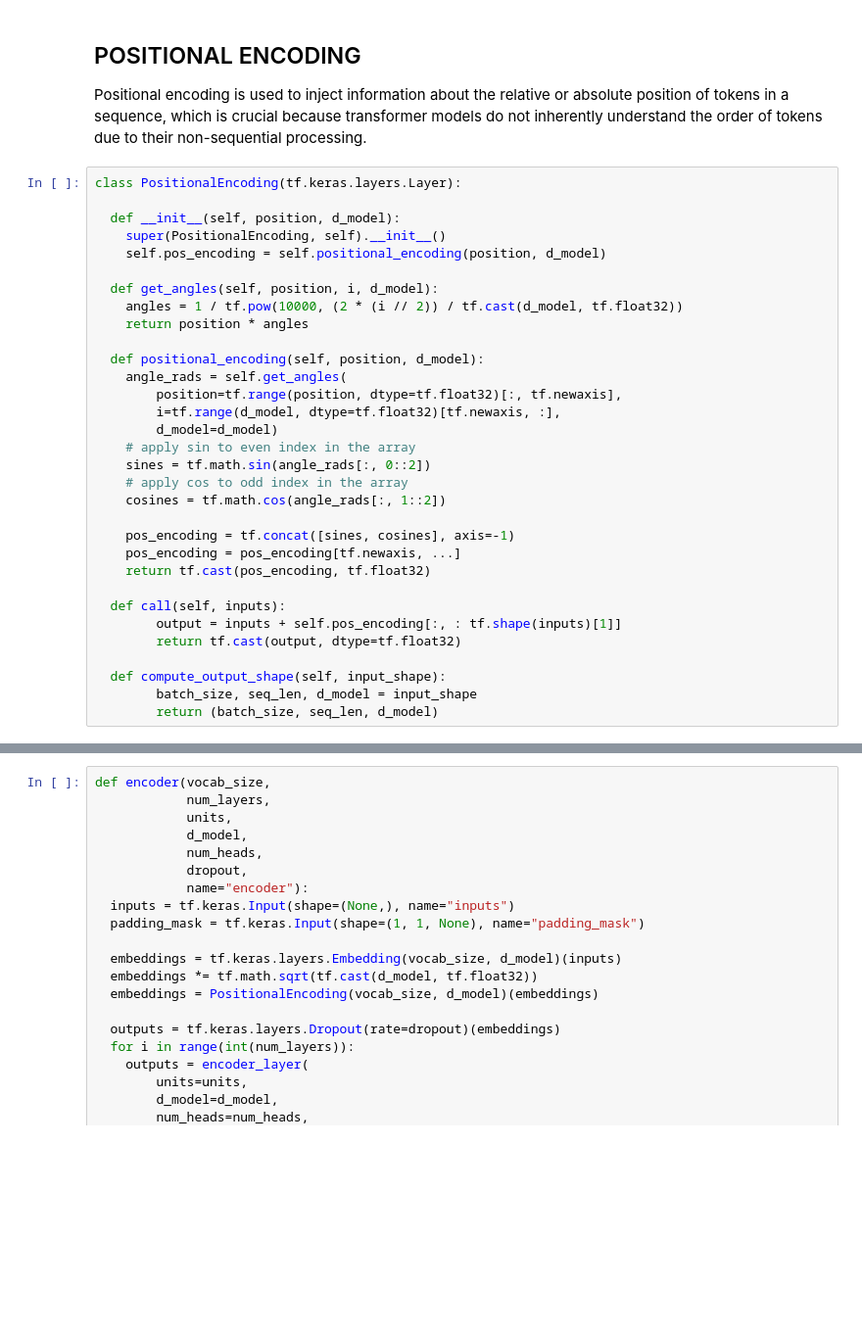
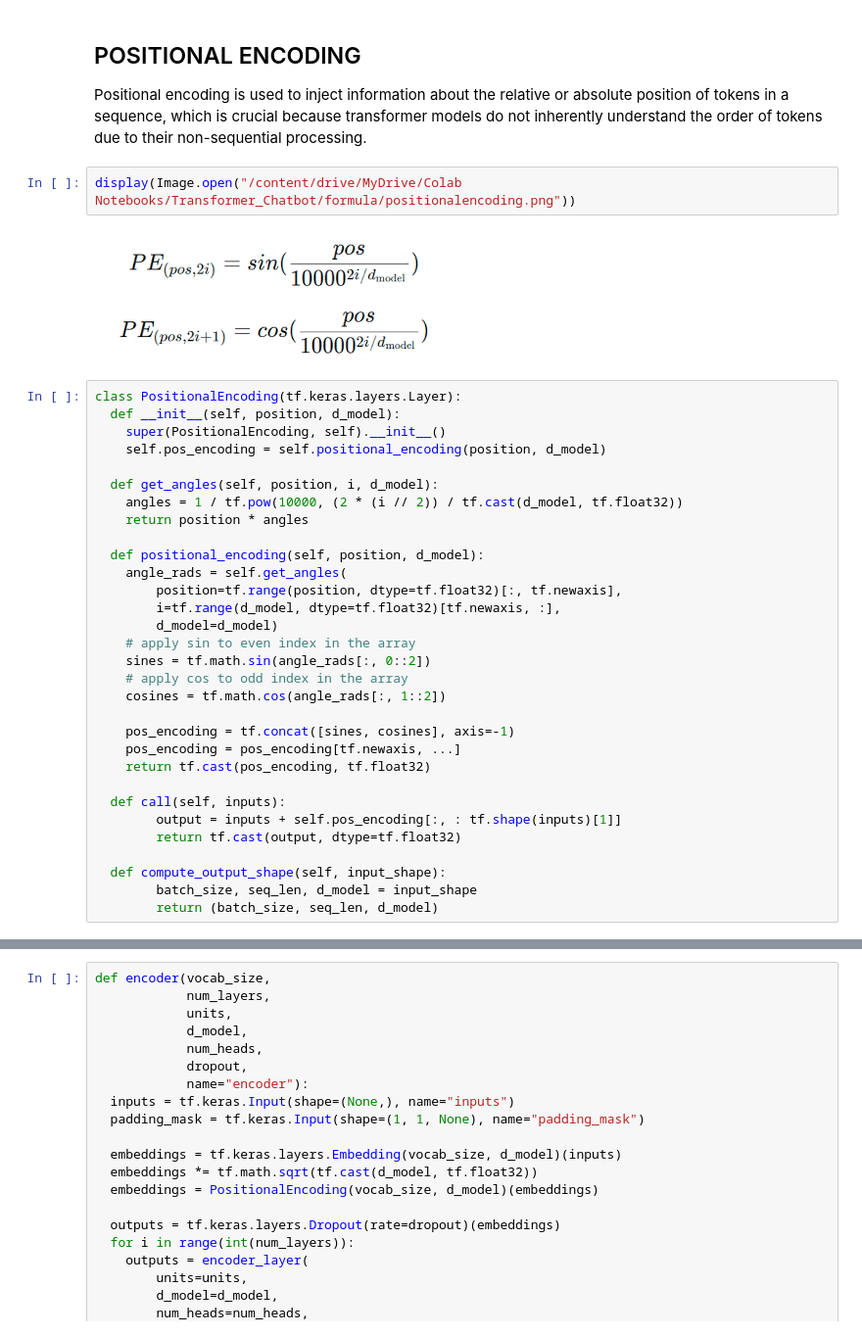
Before and after one commit to SrinithiSaiprasath/Transformer, a Jupyter notebook: Transformer.ipynb, the cells around one changed output, grey strips where cells are left out. Shown at 98% size. Drawn from its saved outputs; the diff is of its cells as text; blank space fills up the shorter version.

```diff
--- a/Transformer.ipynb
+++ b/Transformer.ipynb
@@ -204,9 +214,12 @@ def create_look_ahead_mask(x):
 # %% [markdown]
 ## POSITIONAL ENCODING
 Positional encoding is used to inject information about the relative or absolute position of tokens in a sequence, which is crucial because transformer models do not inherently understand the order of tokens due to their non-sequential processing.
+# %%
+display(Image.open("/content/drive/MyDrive/Colab Notebooks/Transformer_Chatbot/formula/positionalencoding.png"))
+# %% [output]
+[figure, added]
 # %%
 class PositionalEncoding(tf.keras.layers.Layer):
-
   def __init__(self, position, d_model):
     super(PositionalEncoding, self).__init__()
     self.pos_encoding = self.positional_encoding(position, d_model)
```
Also changed, not shown: parts of 23 cells of this notebook.
